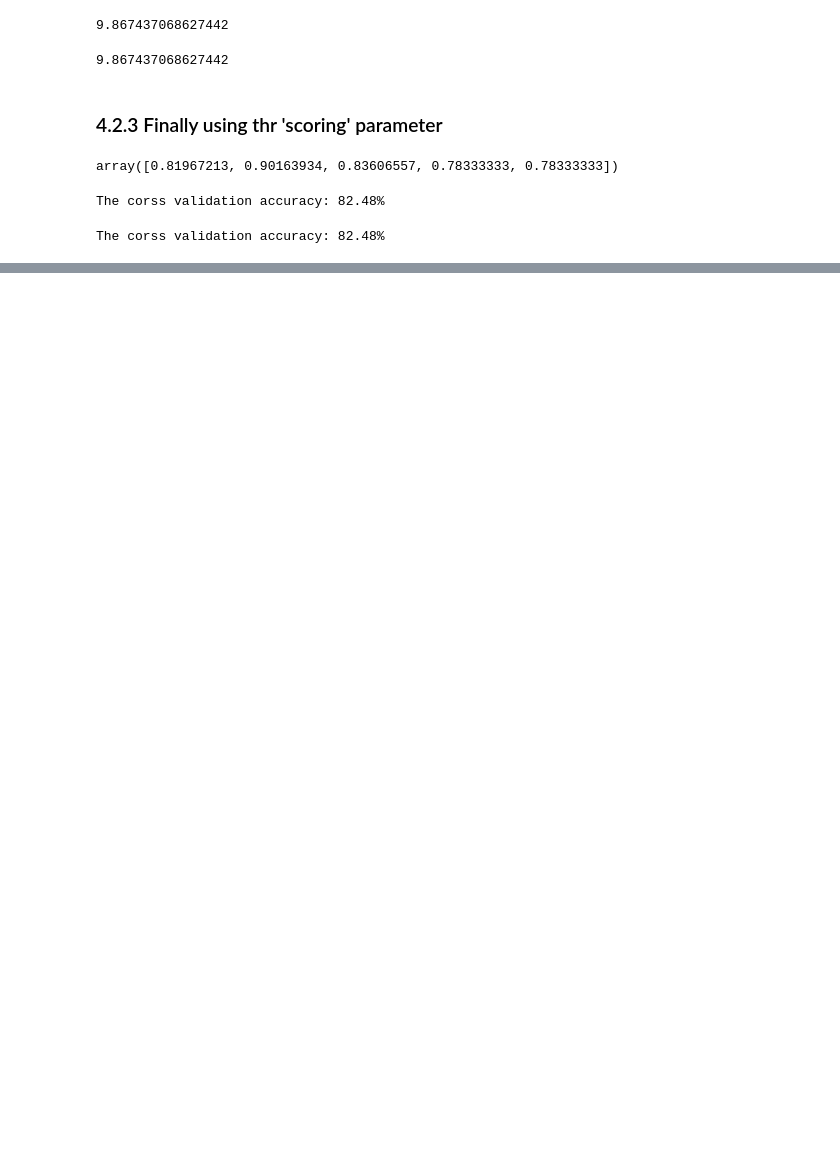
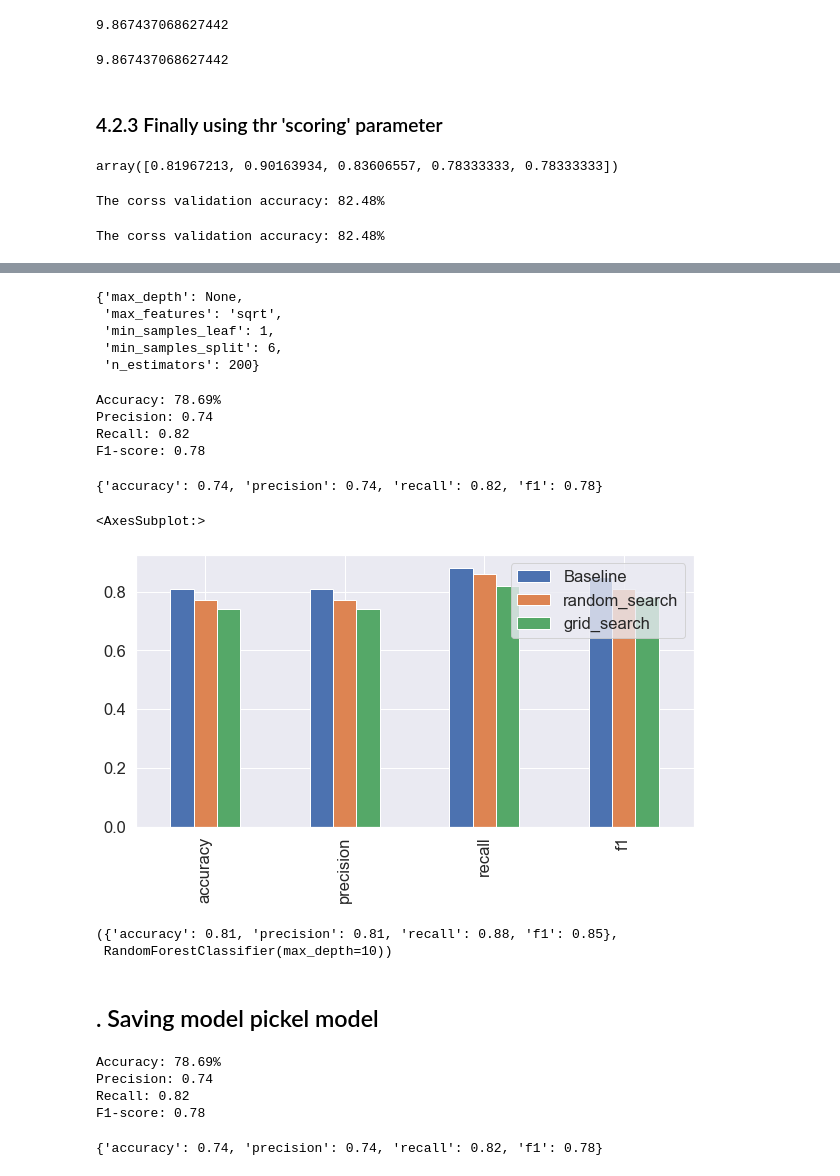
Before and after one commit to omsouravsharma/intro_to_scikit_learn, a Jupyter notebook: Intro_to_scikit_learn.ipynb, the cells around one changed output, grey strips where cells are left out. Drawn from its saved outputs; the diff is of its cells as text; code cells hidden in the pictures; blank space fills up the shorter version.

```diff
--- a/Intro_to_scikit_learn.ipynb
+++ b/Intro_to_scikit_learn.ipynb
@@ -1265,0 +1599,30 @@ The corss validation accuracy: 82.48%
+# %%
+grid_2 = {
+     'n_estimators': [100, 200, 500],
+     'max_depth': [None],
+     'max_features': ['auto', 'sqrt'],
+     'min_samples_split': [6],
+     'min_samples_leaf': [1, 2]
+}
+# %%
+from sklearn.model_selection import GridSearchCV
+
+np.random.seed(42)
+
+X = heart_disease_shuffle.drop("target", axis =1)
+y = heart_disease_shuffle["target"]
+
+X_train, X_test, y_train, y_test = train_test_split(X, y , test_size=0.2)
+
+clf = RandomForestClassifier()
+
+# Set up GridSearchCV
+
+gs_clf = GridSearchCV(estimator=clf,
+                           param_grid=grid_2,
+                           cv=5,
+                           verbose=2)
+
+# fit the GridSearchCV version of clf
+
+gs_clf.fit(X_train, y_train)
@@ -1265,0 +1652,37 @@ The corss validation accuracy: 82.48%
+# %%
+gs_clf.best_params_
+# %% [output]
+{'max_depth': None,
+ 'max_features': 'sqrt',
+ 'min_samples_leaf': 1,
+ 'min_samples_split': 6,
+ 'n_estimators': 200}
+# %%
+gs_y_preds = gs_clf.predict(X_test)
+gs_metrics = evaalute_preds(y_test, gs_y_preds)
+gs_metrics
+# %% [output]
+Accuracy: 78.69%
+Precision: 0.74
+Recall: 0.82
+F1-score: 0.78
+{'accuracy': 0.74, 'precision': 0.74, 'recall': 0.82, 'f1': 0.78}
+# %%
+# compare the results
+
+compare_metrics = pd.DataFrame({
+    "Baseline": baseline_metrics,
+    "random_search": rs_matrics,
+    "grid_search": gs_metrics
+})
+compare_metrics.plot.bar(figsize=(10,5))
+# %% [output]
+<AxesSubplot:>
+[figure, added]
+# %%
+baseline_metrics, clf_1
+# %% [output]
+({'accuracy': 0.81, 'precision': 0.81, 'recall': 0.88, 'f1': 0.85},
+ RandomForestClassifier(max_depth=10))
+# %% [markdown]
+## . Saving model pickel model
@@ -1265,0 +1697,12 @@ The corss validation accuracy: 82.48%
+# %%
+# Make some prediction
+
+pickle_y_preds = loaded_picked_model.predict(X_test)
+
+evaalute_preds(y_test, pickle_y_preds)
+# %% [output]
+Accuracy: 78.69%
+Precision: 0.74
+Recall: 0.82
+F1-score: 0.78
+{'accuracy': 0.74, 'precision': 0.74, 'recall': 0.82, 'f1': 0.78}
```
Also changed, not shown: parts of 38 cells of this notebook.
